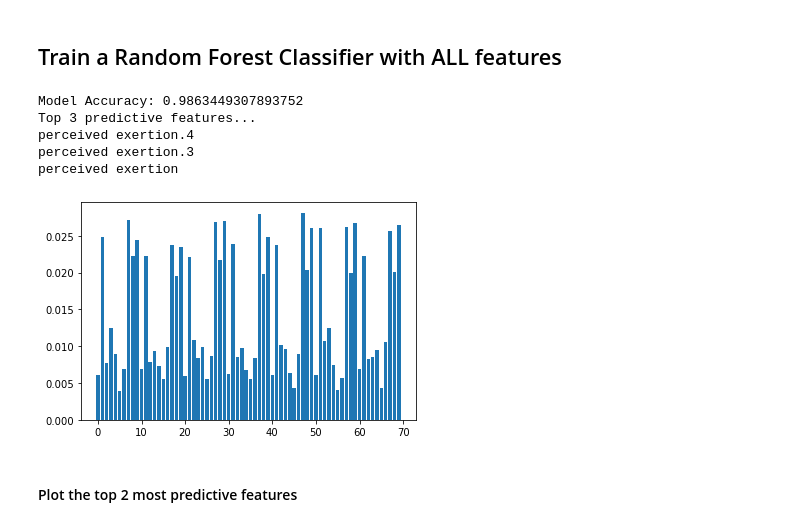
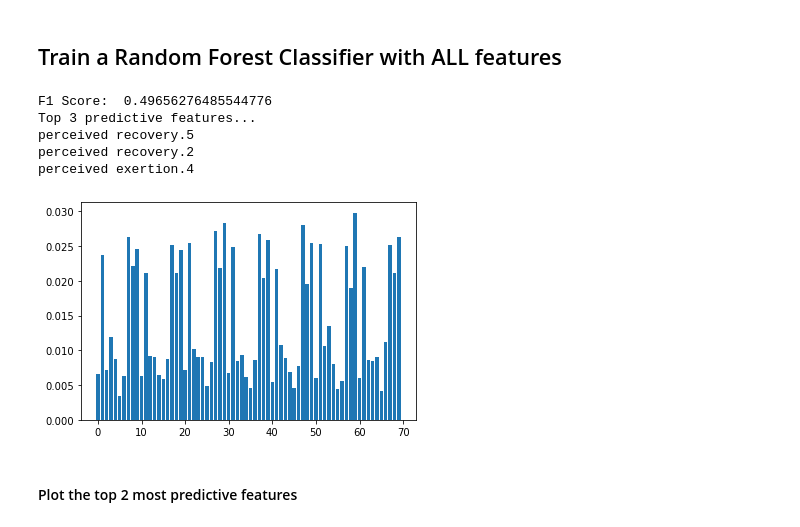
Before and after one commit to ryn8raun248/TrainingTrainers, a Jupyter notebook: final_project_notebook.ipynb, the cells around one changed output. Saved outputs shown, nothing was run; the diff lists cells and outputs as text; code cells hidden in the pictures.

```diff
--- a/final_project_notebook.ipynb
+++ b/final_project_notebook.ipynb
@@ -404,39 +406,41 @@ pred_feat_names = []
 # define the model
 model = RandomForestClassifier()
 # fit the model
 model.fit(X_train, y_train)
 # get importance
 importance = model.feature_importances_
 
 y_pred_rf2=model.predict(X_test)
-# Model Accuracy, how often is the classifier correct?
-print("Model Accuracy:",metrics.accuracy_score(y_test, y_pred_rf2))
+
+f1_score = f1_score(y_test, y_pred_rf2, average='macro')
+
+print("F1 Score: ", f1_score)
 
 # summarize feature importance
 for i,v in enumerate(importance):
 #     print('Feature: %0d, Score: %.5f' % (i,v))
     nums[i] = v
 
 print('Top 3 predictive features...')
 
 for x in range(0,3):
     max_key = max(nums, key=nums.get)
     colname = day_data.columns[max_key]
     pred_feat_names.append(colname)
     print(colname)
     del nums[max_key]
 
 
 # plot feature importance
 pyplot.bar([x for x in range(len(importance))], importance)
 pyplot.show()
 # %% [output]
-Model Accuracy: 0.9863449307893752
+F1 Score:  0.49656276485544776
 Top 3 predictive features...
+perceived recovery.5
+perceived recovery.2
 perceived exertion.4
-perceived exertion.3
-perceived exertion
-[figure, old version]
+[figure, new version]
 # %% [markdown]
 #### Plot the top 2 most predictive features
 # %%
```
Also changed, not shown: parts of 5 cells of this notebook.
